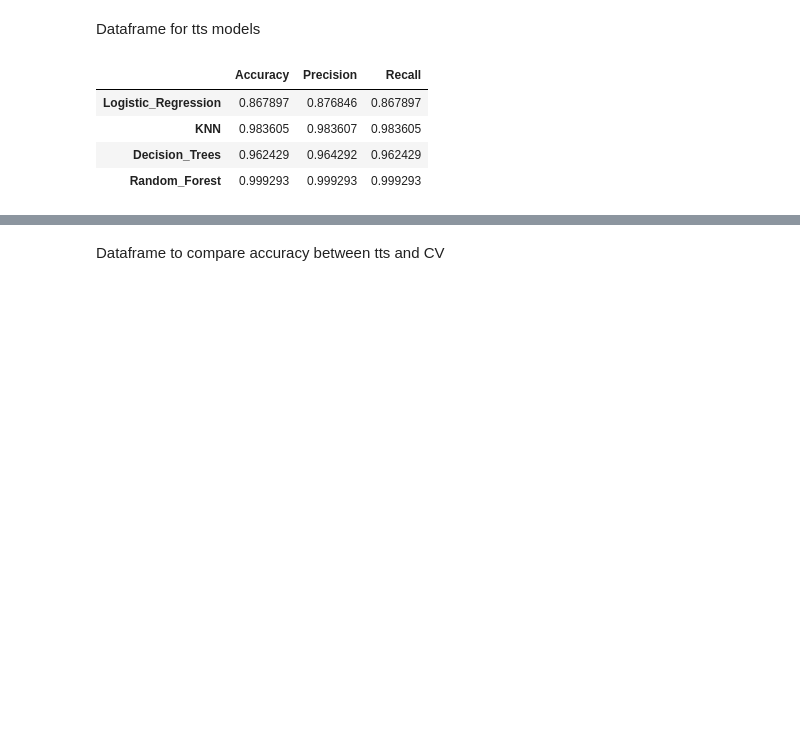
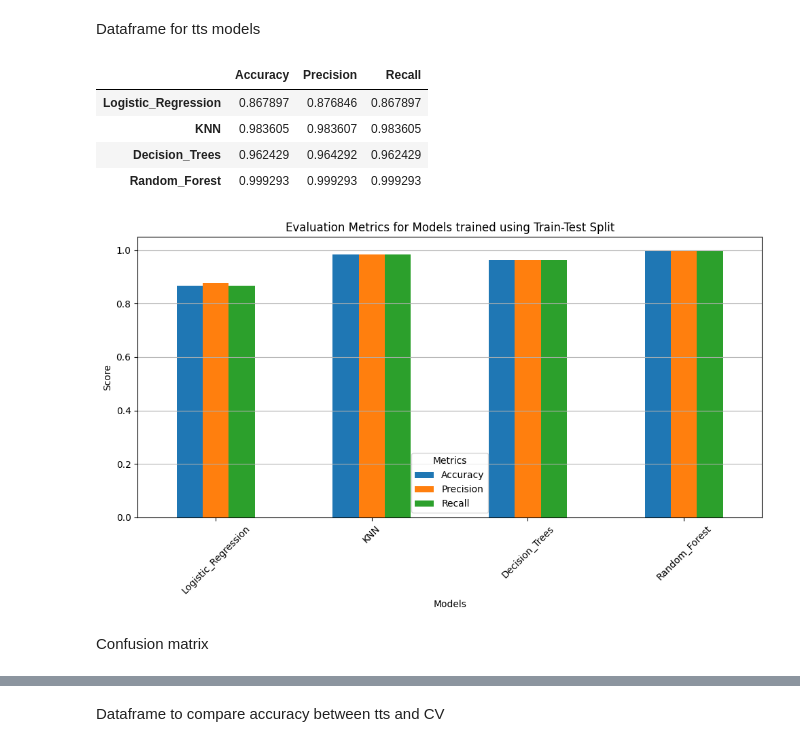
Before and after one commit to yassineboujrada/Intrusion_Detection_System_Analyze, a Jupyter notebook: IDS.ipynb, the cells around one changed output, grey strips where cells are left out. Saved outputs shown, nothing was run; the diff lists cells and outputs as text; code cells hidden in the pictures; blank space fills up the shorter version.

```diff
--- a/IDS.ipynb
+++ b/IDS.ipynb
@@ -387,3 +387,17 @@ df_model_trained_by_tts
 # save values in csv file
 
 df_model_trained_by_tts.to_csv("./dataset/df_model_trained_by_tts.csv")
+# %%
+df_model_trained_by_tts.plot(kind='bar', figsize=(10, 6))
+plt.title('Evaluation Metrics for Models trained using Train-Test Split')
+plt.xlabel('Models')
+plt.ylabel('Score')
+plt.xticks(rotation=45)
+plt.legend(title='Metrics')
+plt.grid(axis='y')
+plt.tight_layout()
+plt.show()
+# %% [output]
+[figure, added]
+# %% [markdown]
+Confusion matrix
```
Also changed, not shown: parts of 4 cells of this notebook.
